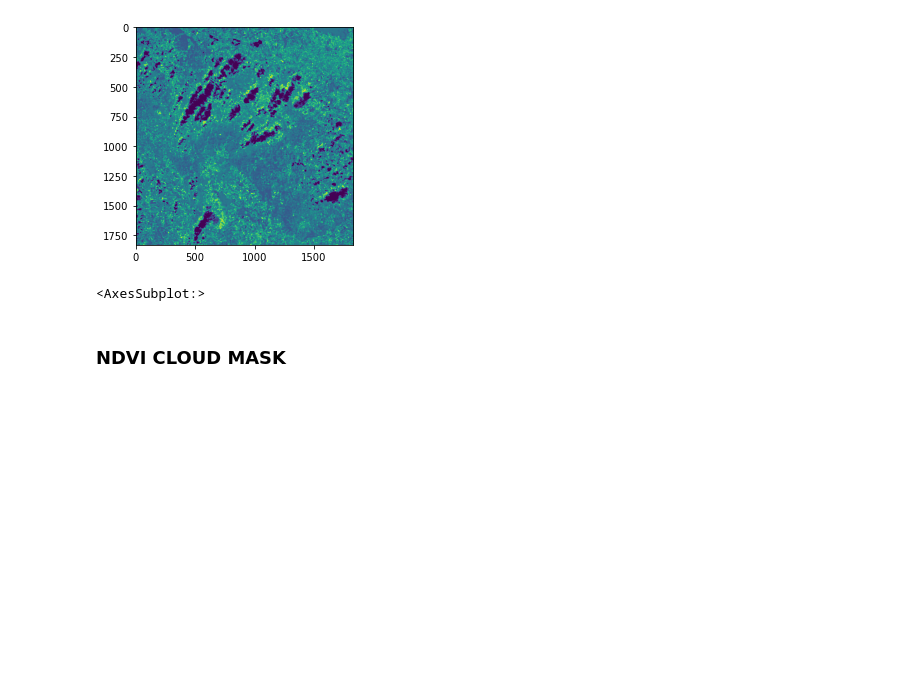
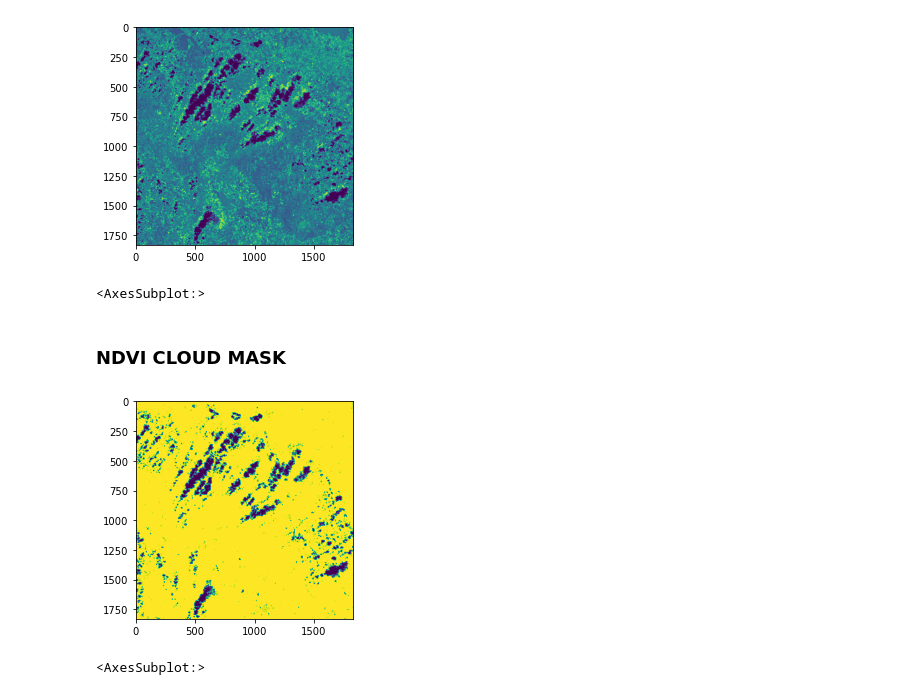
Before and after one commit to gutiKristian/sentinel, a Jupyter notebook: notebooks/sentinel2.ipynb, the cells around one changed output. Saved outputs shown, nothing was run; the diff lists cells and outputs as text; code cells hidden in the pictures; blank space fills up the shorter version.

```diff
--- a/notebooks/sentinel2.ipynb
+++ b/notebooks/sentinel2.ipynb
@@ -260,3 +251,8 @@ with rasterio.open('ndvi_mask.jp2', 'w', **profile) as dst:
+# %%
+show(mask)
+# %% [output]
+[figure, added]
+<AxesSubplot:>
 # %%
 plt.imshow(mask, cmap='binary')
 # %% [output]
```
Also changed, not shown: parts of 5 cells of this notebook.
